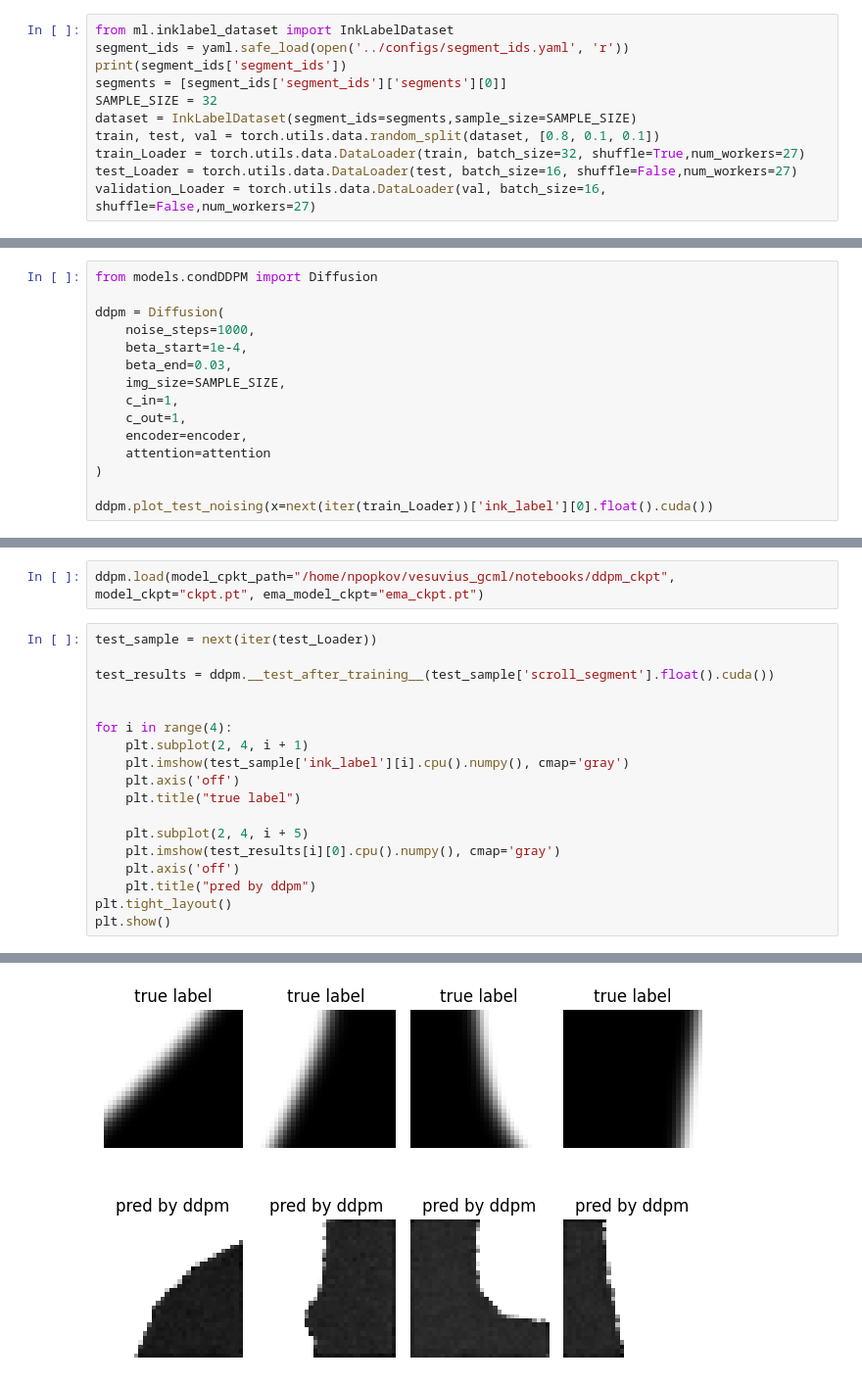
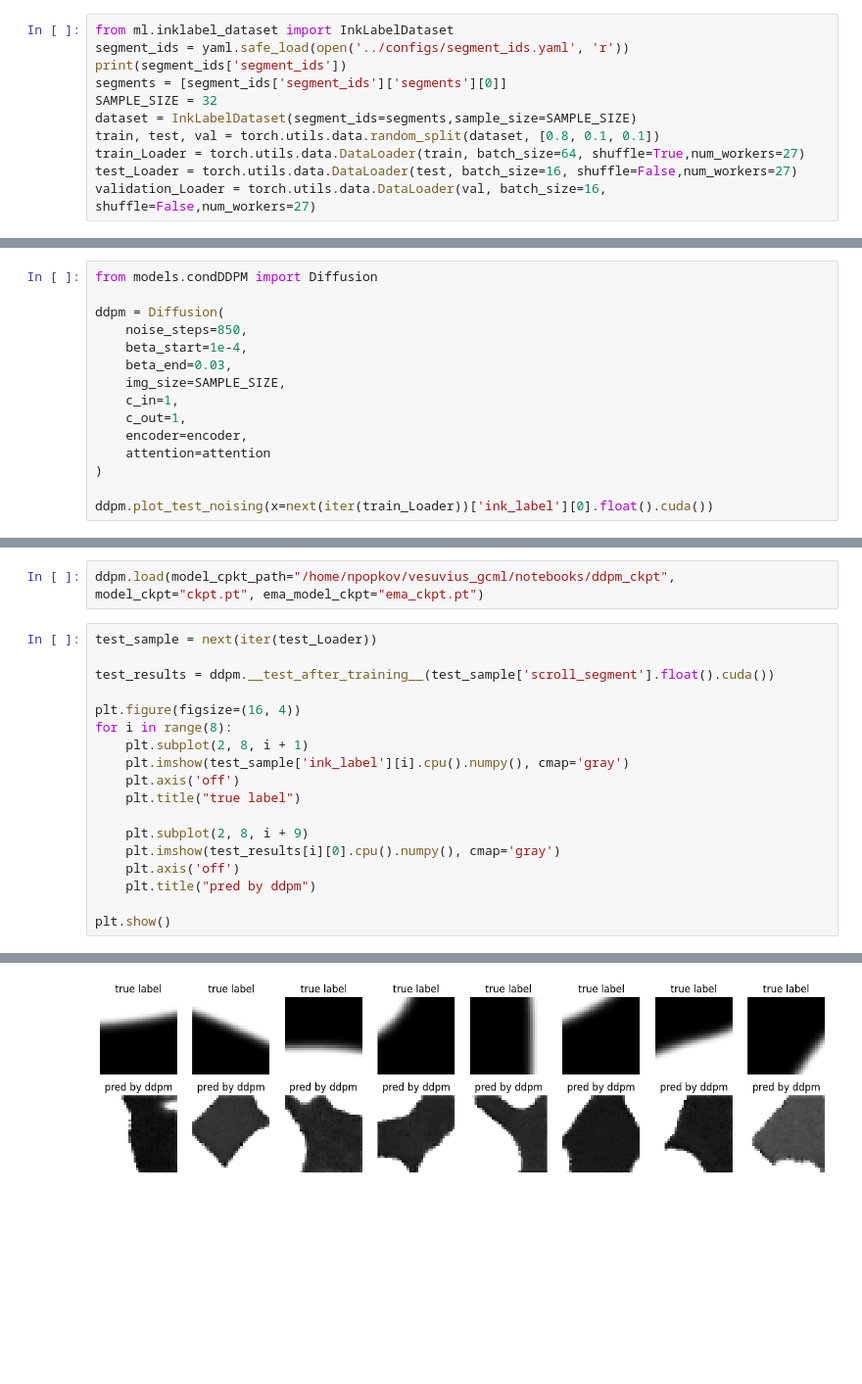
Before and after one commit to naiikaa/grandchallenges_vesuvius, a Jupyter notebook: notebooks/conditional_ddpm_with_ae.ipynb, the cells around one changed output, grey strips where cells are left out. Shown: that part at 98% size. Saved outputs shown, nothing was run; the diff lists cells and outputs as text; blank space fills up the shorter version.

```diff
--- a/notebooks/conditional_ddpm_with_ae.ipynb
+++ b/notebooks/conditional_ddpm_with_ae.ipynb
@@ -30,7 +30,7 @@ segments = [segment_ids['segment_ids']['segments'][0]]
 SAMPLE_SIZE = 32
 dataset = InkLabelDataset(segment_ids=segments,sample_size=SAMPLE_SIZE)
 train, test, val = torch.utils.data.random_split(dataset, [0.8, 0.1, 0.1])
-train_Loader = torch.utils.data.DataLoader(train, batch_size=32, shuffle=True,num_workers=27)
+train_Loader = torch.utils.data.DataLoader(train, batch_size=64, shuffle=True,num_workers=27)
 test_Loader = torch.utils.data.DataLoader(test, batch_size=16, shuffle=False,num_workers=27)
 validation_Loader = torch.utils.data.DataLoader(val, batch_size=16, shuffle=False,num_workers=27)
 # %% [output]
@@ -48,7 +51,7 @@ HPU available: False, using: 0 HPUs
 from models.condDDPM import Diffusion
 
 ddpm = Diffusion(
-    noise_steps=1000,
+    noise_steps=850,
     beta_start=1e-4,
     beta_end=0.03,
     img_size=SAMPLE_SIZE,
@@ -85,21 +90,21 @@ ddpm.load(model_cpkt_path="/home/npopkov/vesuvius_gcml/notebooks/ddpm_ckpt", mod
 # %%
 test_sample = next(iter(test_Loader))
 
 test_results = ddpm.__test_after_training__(test_sample['scroll_segment'].float().cuda())
 
-
-for i in range(4):
-    plt.subplot(2, 4, i + 1)
+plt.figure(figsize=(16, 4))
+for i in range(8):
+    plt.subplot(2, 8, i + 1)
     plt.imshow(test_sample['ink_label'][i].cpu().numpy(), cmap='gray')
     plt.axis('off')
     plt.title("true label")
 
-    plt.subplot(2, 4, i + 5)
+    plt.subplot(2, 8, i + 9)
     plt.imshow(test_results[i][0].cpu().numpy(), cmap='gray')
     plt.axis('off')
     plt.title("pred by ddpm")
-plt.tight_layout()
+
 plt.show()
 # %% [output]
 Output shape after training: torch.Size([16, 1, 32, 32])
-[figure, old version]
+[figure, new version]
```
Also changed, not shown: parts of 4 cells of this notebook, 2 other files.
